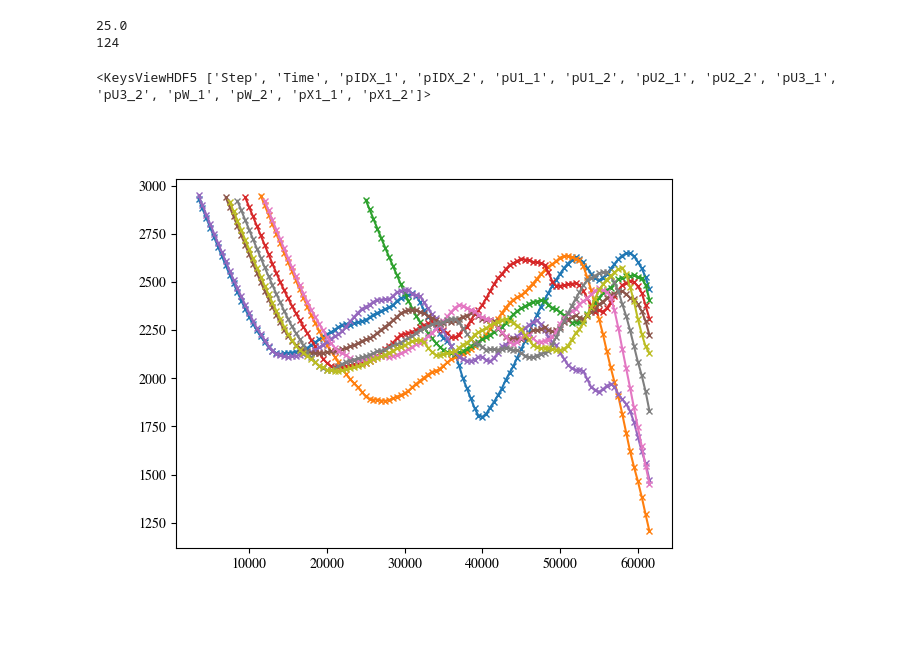
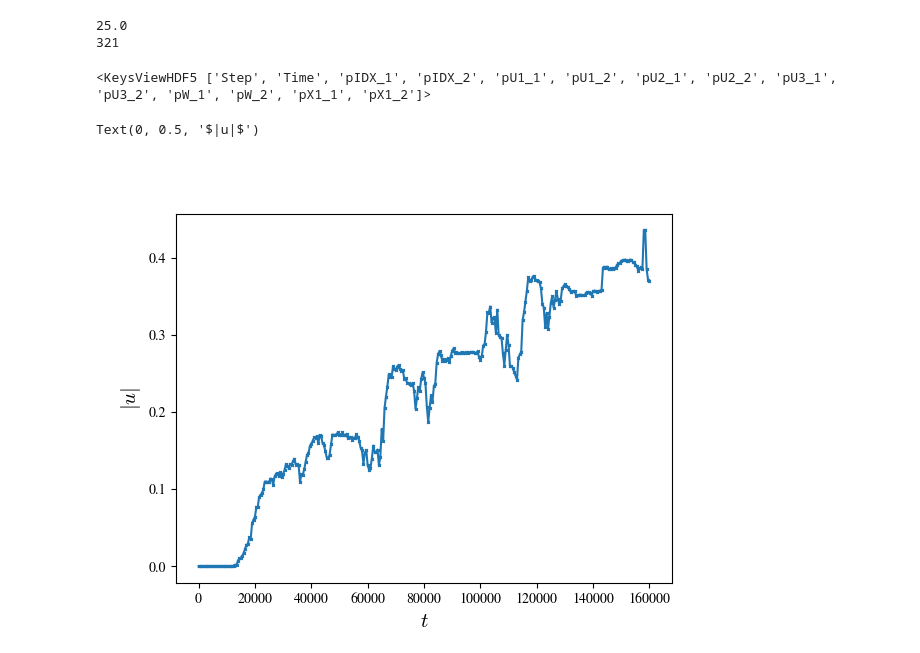
Before and after one commit to xwgong01/entity, a Jupyter notebook: FldMCP/Track.ipynb, the cells around one changed output. Drawn from its saved outputs; the diff is of its cells as text; code cells hidden in the pictures.

```diff
--- a/FldMCP/Track.ipynb
+++ b/FldMCP/Track.ipynb
@@ -25,7 +25,7 @@ fstick = 12
 def smooth( x, window_len=61, window='hanning', axis = -1):
     return filters.convolve1d(x, np.ones(window_len)/window_len, axis=axis)
 
-datafolder = '/travail/xgong/test_leaky/output/mi25-MA400'
+datafolder = '/travail/xgong/test_leaky/output/mi25-Unmag'
 import re
 
 match = re.search(r'mi(\d+)', datafolder)
@@ -52,7 +52,7 @@ with open(os.path.join(datafolder, 'filelist_flds.txt')) as f:
 # %matplotlib widget
 # %% [output]
 25.0
-124
+321
 # %%
 file = h5py.File(files[-1])['Step0']
 idx = np.argsort(np.sqrt(np.array(file['pU1_2'])**2
@@ -60,7 +60,7 @@ idx = np.argsort(np.sqrt(np.array(file['pU1_2'])**2
                              +np.array(file['pU3_2'])**2))
 
 
-ids = np.array(file['pIDX_2'])[idx[-200:-1]]
+ids = np.array(file['pIDX_2'])[idx[-2000:-1]]
 # print(ids)
 file = h5py.File(files[-1])['Step0']
 print(file.keys())
@@ -82,7 +82,7 @@ def extract(filename, keys, ids):
     for key in keys:
         if key == "vel":
             vel_all = np.sqrt(
-                np.array(file['pU1_2'])**2 +
+                (np.array(file['pU1_2'])+0.1)**2 +
                 np.array(file['pU2_2'])**2 +
                 np.array(file['pU3_2'])**2
             )
@@ -118,10 +118,18 @@ e = np.array(e)
 <KeysViewHDF5 ['Step', 'Time', 'pIDX_1', 'pIDX_2', 'pU1_1', 'pU1_2', 'pU2_1', 'pU2_2', 'pU3_1', 'pU3_2', 'pW_1', 'pW_2', 'pX1_1', 'pX1_2']>
 # %%
 %matplotlib ipympl
-plt.figure()
-for a in tqdm.trange(-10,-1):
-    plt.plot(t[:],x[:,a][:], marker = 'x', markersize = 2)
-    # print(len(x))
+from matplotlib.patches import Rectangle
+fig, ax = plt.subplots()
+# rect = Rectangle((3000*0.8-250, 0), 500, 0.3, color='gray', alpha=0.3)  # alpha 控制透明度
+# ax.add_patch(rect)
+
+for a in tqdm.trange(-2,-1):
+    ax.plot(t[:],e[:,a][:], marker = 'x', markersize = 2)
+    # ax.plot(x[:,a][:],e[:,a][:], marker = 'x', markersize = 2)
+
 # plt.ylim(3000 * 0.95, 3000)
+plt.xlabel(r'$t$', fontsize=15)
+plt.ylabel(r'$|u|$', fontsize=15)
 # %% [output]
+Text(0, 0.5, '$|u|$')
-[figure, old version]
+[figure, new version]
```
Also changed, not shown: parts of 1 cell of this notebook, 3 other files.
